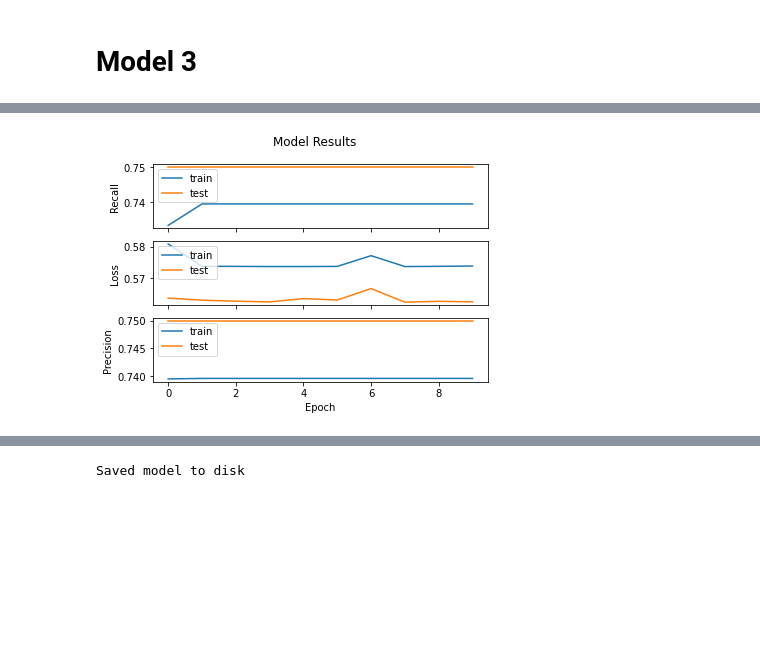
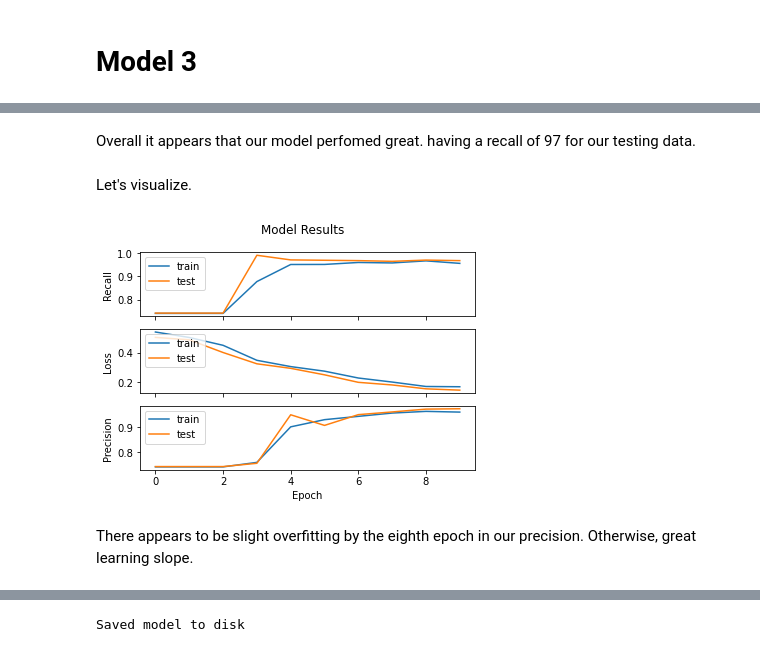
Before and after one commit to edgarbarr1/image-classification-neural-network, a Jupyter notebook: notebook/image-classification-notebook.ipynb, the cells around one changed output, grey strips where cells are left out. Saved outputs shown, nothing was run; the diff lists cells and outputs as text; code cells hidden in the pictures; blank space fills up the shorter version.

```diff
--- a/notebook/image-classification-notebook.ipynb
+++ b/notebook/image-classification-notebook.ipynb
@@ -15,33 +17,5 @@ Using TensorFlow backend.
 # %% [markdown]
 The following function will outut the graphical line graph of a model's performance on Recall, Precision, and Loss.
-# %%
-def visualize_training_results(history, iteration):
-    '''
-    From https://machinelearningmastery.com/display-deep-learning-model-training-history-in-keras/
-
-    Input: keras history object (output from trained model)
-    '''
-    fig, (ax1, ax2, ax3) = plt.subplots(3, sharex=True)
-    fig.suptitle('Model Results')
-
-    # summarize history for accuracy
-    ax1.plot(history.history['recall_{}'.format(iteration)])
-    ax1.plot(history.history['val_recall_{}'.format(iteration)])
-    ax1.set_ylabel('Recall')
-    ax1.legend(['train', 'test'], loc='upper left')
-    # summarize history for loss
-    ax2.plot(history.history['loss'])
-    ax2.plot(history.history['val_loss'])
-    ax2.set_ylabel('Loss')
-    ax2.legend(['train', 'test'], loc='upper left')
-
-    ax3.plot(history.history['precision_{}'.format(iteration)])
-    ax3.plot(history.history['val_precision_{}'.format(iteration)])
-    ax3.set_ylabel('Precision')
-    ax3.legend(['train', 'test'], loc='upper left')
-
-    plt.xlabel('Epoch')
-    plt.show()
 # %% [markdown]
 ### Splitting the data ###
 # %% [markdown]
@@ -442,10 +425,13 @@ visualize_training_results(history_model_2, 2)
 # %%
 model_3 = Sequential()
-model_3.add(Conv2D(128, kernel_size = 5, activation = 'relu', padding = 'same', input_shape = (100,100,3)))
-model_3.add(Dense(64, activation = 'tanh'))
+model_3.add(Conv2D(256, kernel_size = 5, activation = 'relu', padding = 'same', input_shape = (100,100,3)))
+model_3.add(Dense(128, activation = 'relu'))
 model_3.add(MaxPooling2D(4,4))
+model_3.add(Dropout(.20))
+model_3.add(Dense(64, activation='relu'))
 model_3.add(Flatten())
 model_3.add(Dense(32, activation = 'relu'))
+model_3.add(Dense(16, activation = 'relu'))
 model_3.add(Dense(16, activation = 'sigmoid'))
 model_3.add(Dense(2, activation = 'sigmoid'))
 # %%
@@ -474,10 +460,11 @@ _________________________________________________________________
 start = time.time()
 history_model_3 = model_3.fit(X_train,
                               y_train,
-                              batch_size= 32,
+                              batch_size= 64,
                               epochs = 10,
-                             validation_data = (X_test, y_test))
+                              validation_data = (X_test, y_test))
 
 end = time.time()
-print('Minutes: {}'.format((end-start)/60))
+print('------------------------------------------------')
+print('This model took {} minutes to train.'.format((end-start)/60))
 # %% [output]
@@ -501,7 +488,13 @@ Minutes: 12.774004952112834
+# %% [markdown]
+Overall it appears that our model perfomed great. having a recall of 97 for our testing data.
+# %% [markdown]
+Let's visualize.
 # %%
-visualize_training_results(history_model_3, 3)
+visualize_training_results(history_model_3, 2)
 # %% [output]
-[figure, old version]
+[figure, new version]
+# %% [markdown]
+There appears to be slight overfitting by the eighth epoch in our precision. Otherwise, great learning slope.
 # %%
 results_train = model_3.evaluate(X_train, y_train)
 results_test = model_3.evaluate(X_test, y_test)
```
Also changed, not shown: parts of 105 cells of this notebook, 1 other file.
